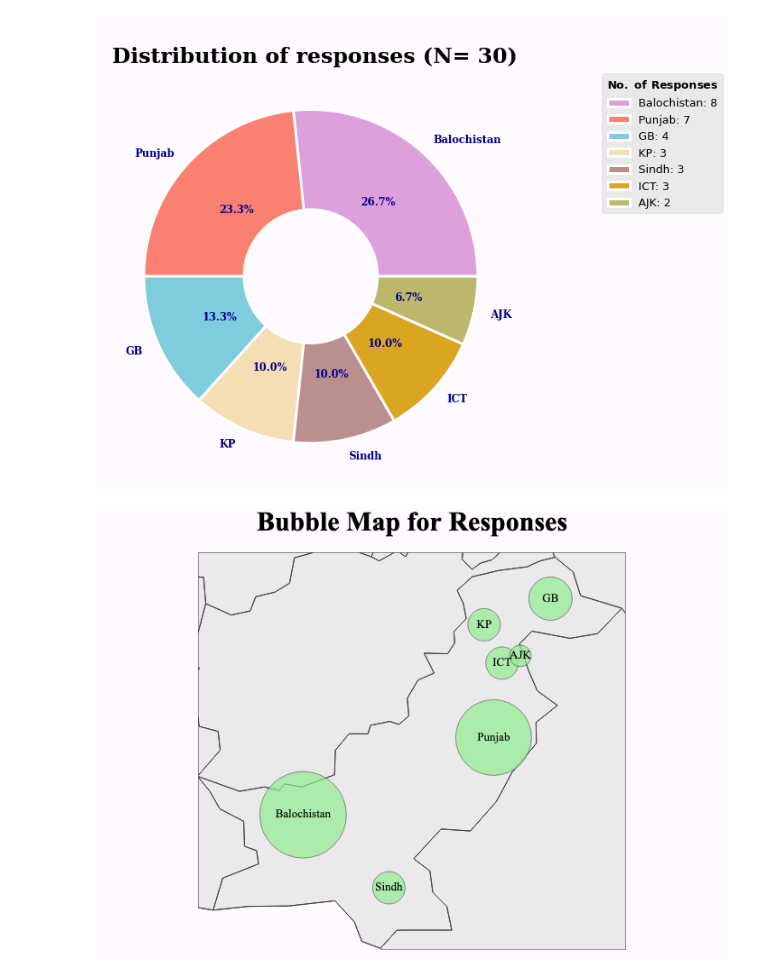
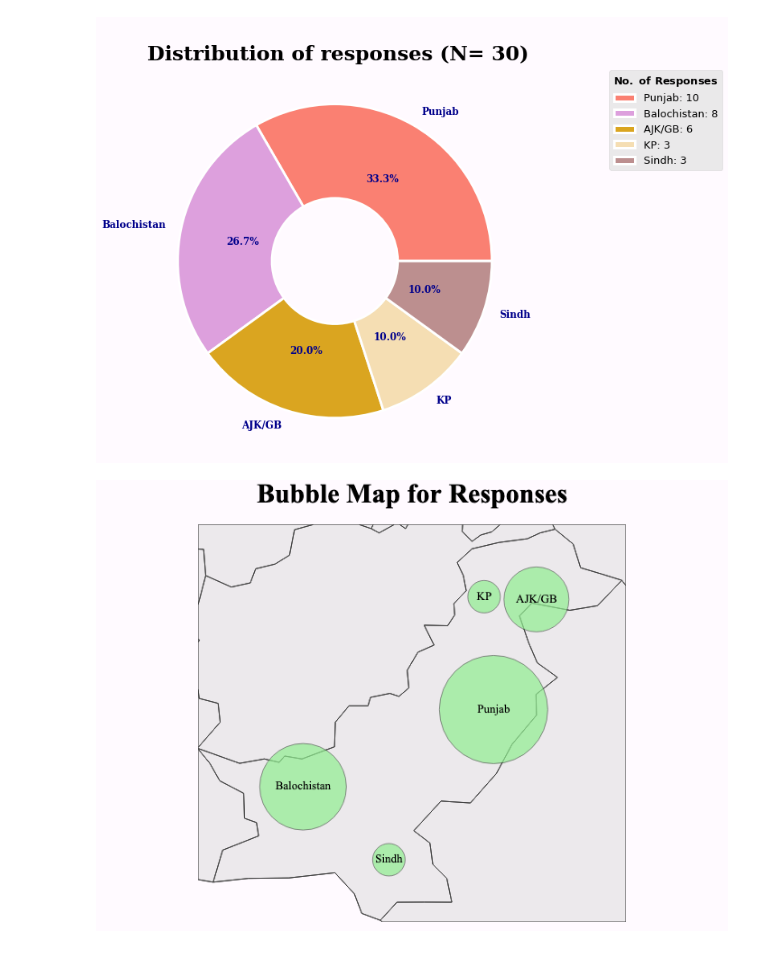
Before and after one commit to snaveerafrizvi/Grievance-Redressal, a Jupyter notebook: Grievance_redressal_sampledata.ipynb, the cells around one changed output. Saved outputs shown, nothing was run; the diff lists cells and outputs as text; code cells hidden in the pictures.

```diff
--- a/Grievance_redressal_sampledata.ipynb
+++ b/Grievance_redressal_sampledata.ipynb
@@ -62,42 +64,41 @@ fig,ax= plt.subplots(figsize=(16,9))
 col_pie={
     'Balochistan':'plum',
     'Punjab':'salmon',
     'GB':(0.5, 0.8, 0.875),
     'KP':'wheat',
     'Sindh':'rosybrown',
-    'ICT':'goldenrod',
-    'AJK':'darkkhaki'}
+    'AJK/GB':'goldenrod'}
 
 # Plot Pie Chart
 data_pie = df["Province"].value_counts().to_frame()
 data_pie["Labels"] = data_pie.index+": "+data_pie["Province"].astype(str)
 
 data_pie["Province"].plot(
         kind='pie',
         ax=ax,
         autopct='%1.1f%%',
         colors= [col_pie[v] for v in data_pie.index],
         textprops={'fontsize': 12,'color':'darkblue','fontweight':550,'family':'serif'},
         wedgeprops = {'width':0.6,'linewidth':3, 'edgecolor':(1,1,1,1)})
 
 ax.legend(
         loc='upper right', bbox_to_anchor=(1.5, 1),labels=data_pie["Labels"],prop={'size': 13},
         title="$\\bf{No.\ of\ Responses}$", title_fontsize=13)
 ax.set_title(
         f"\n Distribution of responses (N= {data_pie['Province'].sum()})",
         loc='center', fontsize=25, fontweight="bold",family='serif')
 ax.set_ylabel("")
 ax.tick_params(axis='x', labelsize=25)
 ax.tick_params(axis='y', labelsize=25)
 fig.set_facecolor(tuple(np.array([255, 250, 255]) / 255))
 # %% [output]
-[figure, old version]
+[figure, new version]
 # %%
 # Create a dataframe for lat_long data
 lat_long= pd.DataFrame({
-    'Province':["Punjab","Sindh","KP","Balochistan","GB","ICT","AJK"],
-    'Lat':[31.1704,25.8943,34.9526,28.4907,35.8026,33.6844,33.9259],
-    'Long':[72.7097,68.5247,72.3311,65.0958,74.9832,73.0479,73.7810]
+    'Province':["Punjab","Sindh","KP","Balochistan","AJK/GB"],
+    'Lat':[31.1704,25.8943,34.9526,28.4907,34.8641],
+    'Long':[72.7097,68.5247,72.3311,65.0958,74.4232]
     }).set_index("Province")
 
 # Join Province Counts with Lat Long data
@@ -141,7 +142,7 @@ fig.update_layout(
     )
 fig.show("png")
 # %% [output]
-[figure, old version]
+[figure, new version]
 # %%
 # Define function for plotting barchars
 def plot_bars(col,barcolors):
```
Also changed, not shown: parts of 6 cells of this notebook, 3 other files.
